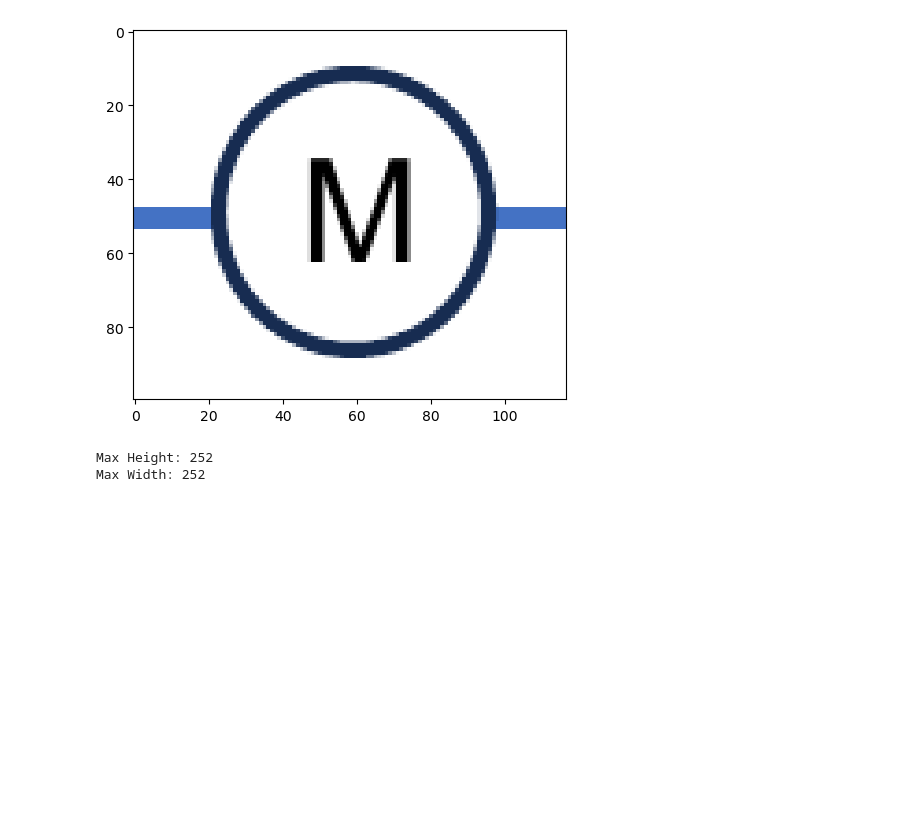
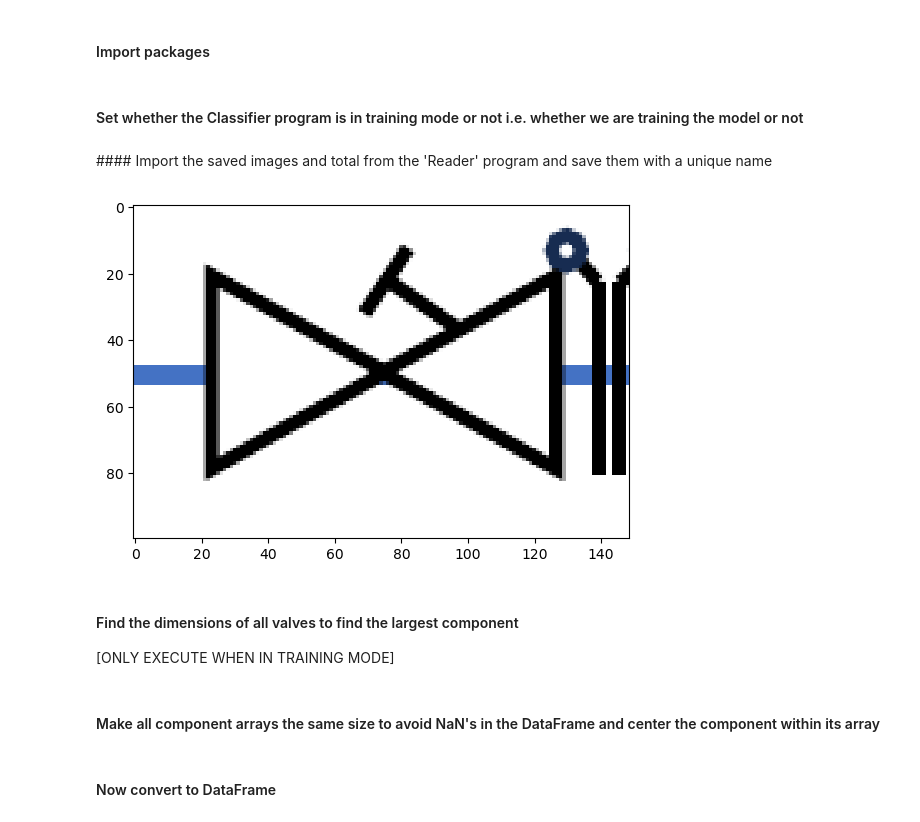
Before and after one commit to BPollins/SchematicReader, a Jupyter notebook: Classify.ipynb, the cells around one changed output. Drawn from its saved outputs; the diff is of its cells as text; code cells hidden in the pictures; blank space fills up the shorter version.

```diff
--- a/Classify.ipynb
+++ b/Classify.ipynb
@@ -7,3 +14,5 @@ This 'Classify' notebook is to convert the images of the valves created by the '
+# %% [markdown]
+#### Import packages
 # %%
 import matplotlib.pyplot as plt
 import numpy as np
@@ -13,0 +25,2 @@ from sklearn.model_selection import train_test_split
+# %% [markdown]
+#### Set whether the Classifier program is in training mode or not i.e. whether we are training the model or not
@@ -14,39 +29,40 @@ from sklearn.model_selection import train_test_split
+# %% [markdown]
+#### Import the saved images and total from the 'Reader' program and save them with a unique name
 # %%
-# Import the saved images and total from the 'Reader' program and save them with a unique name
-
 %store -r total
 
 
-for i in range(1,total):
+for i in range(1, total + 1):
     name = f'break_{i}'
 
     %store -r {name}
 
 
-plt.imshow(break_3)
+plt.imshow(break_2)
 plt.show()
 # %% [output]
-[figure, old version]
+[figure, new version]
+# %% [markdown]
+#### Find the dimensions of all valves to find the largest component
+[ONLY EXECUTE WHEN IN TRAINING MODE]
 # %%
-# Find the dimensions of the largest component
+if training_mode == 1:
+    heights = []
+    widths = []
 
-heights = []
-widths = []
+    for x in range(1, total + 1):
+        name = f'break_{x}'
+        height = globals()[name].shape[0]
+        width = globals()[name].shape[1]
 
-for x in range(1,total+1):
-    name = f'break_{x}'
-    height = globals()[name].shape[0]
-    width = globals()[name].shape[1]
+        heights.append(height)
+        widths.append(width)
 
-    heights.append(height)
-    widths.append(width)
+    max_height = max(heights)
+    max_width = max(widths)
 
-max_height = max(heights)
-max_width = max(widths)
-
-print(f'Max Height: {max_height}')
-print(f'Max Width: {max_width}')
+    print(f'Max Height: {max_height}')
+    print(f'Max Width: {max_width}')
-# %% [output]
-Max Height: 252
-Max Width: 252
+# %% [markdown]
+#### Make all component arrays the same size to avoid NaN's in the DataFrame and center the component within its array
 # %%
@@ -79,3 +92,5 @@ for x in range(1,total+1):
     globals()[name] = np.concatenate((left, globals()[name], right), axis=1)
 
     width = globals()[name].shape[1]
+# %% [markdown]
+#### Now convert to DataFrame
```
Also changed, not shown: parts of 14 cells of this notebook, 3 other files.
